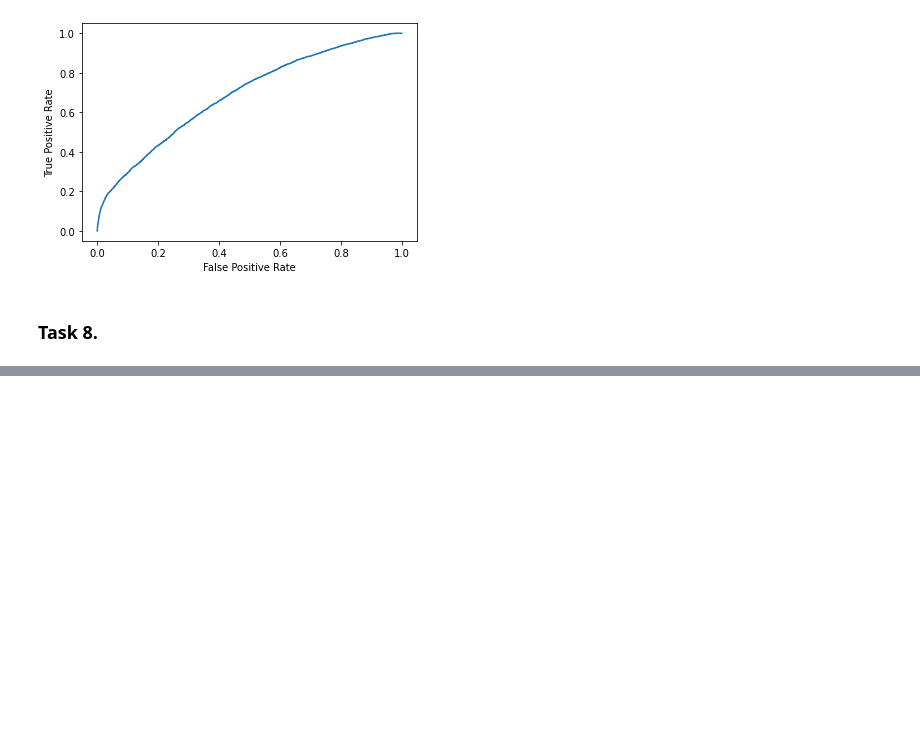
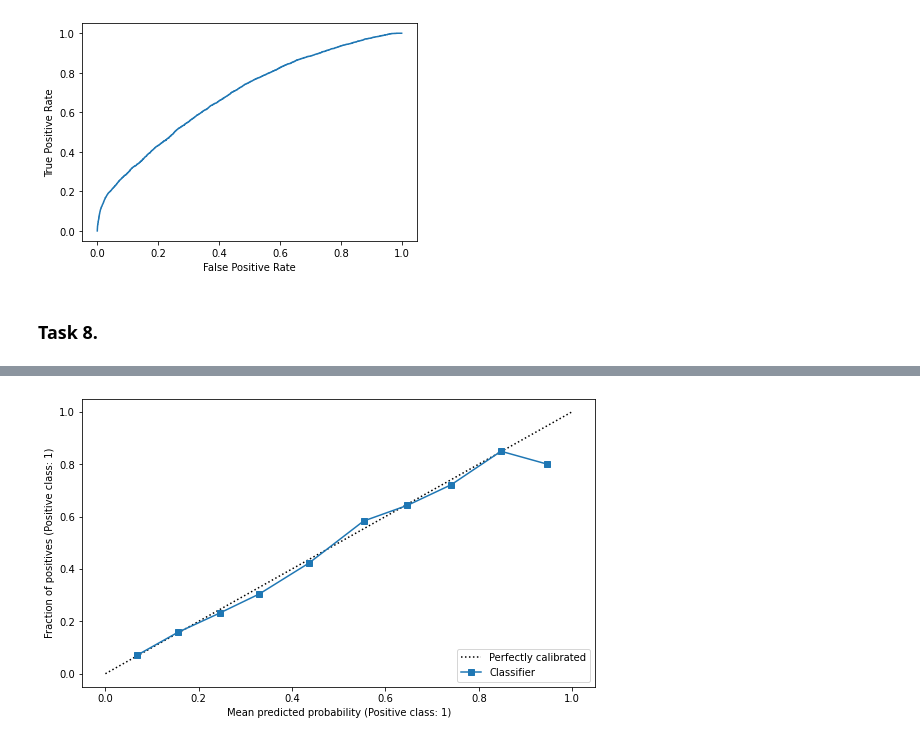
Before and after one commit to nktnlx/mle_course, a Jupyter notebook: 02_ml/13_svm.ipynb, the cells around one changed output, grey strips where cells are left out. Saved outputs shown, nothing was run; the diff lists cells and outputs as text; code cells hidden in the pictures; blank space fills up the shorter version.

```diff
--- a/02_ml/13_svm.ipynb
+++ b/02_ml/13_svm.ipynb
@@ -185,0 +277,12 @@ tbc..
+# %%
+# a built-in way to do it
+from sklearn.calibration import CalibrationDisplay
+
+
+disp = CalibrationDisplay.from_predictions(y_test, calibrated_probs, n_bins=10);
+ax = disp.ax_
+
+fig = ax.figure
+fig.set_size_inches(9.2, 5.3)
+# %% [output]
+[figure, added]
```
Also changed, not shown: parts of 13 cells of this notebook.
